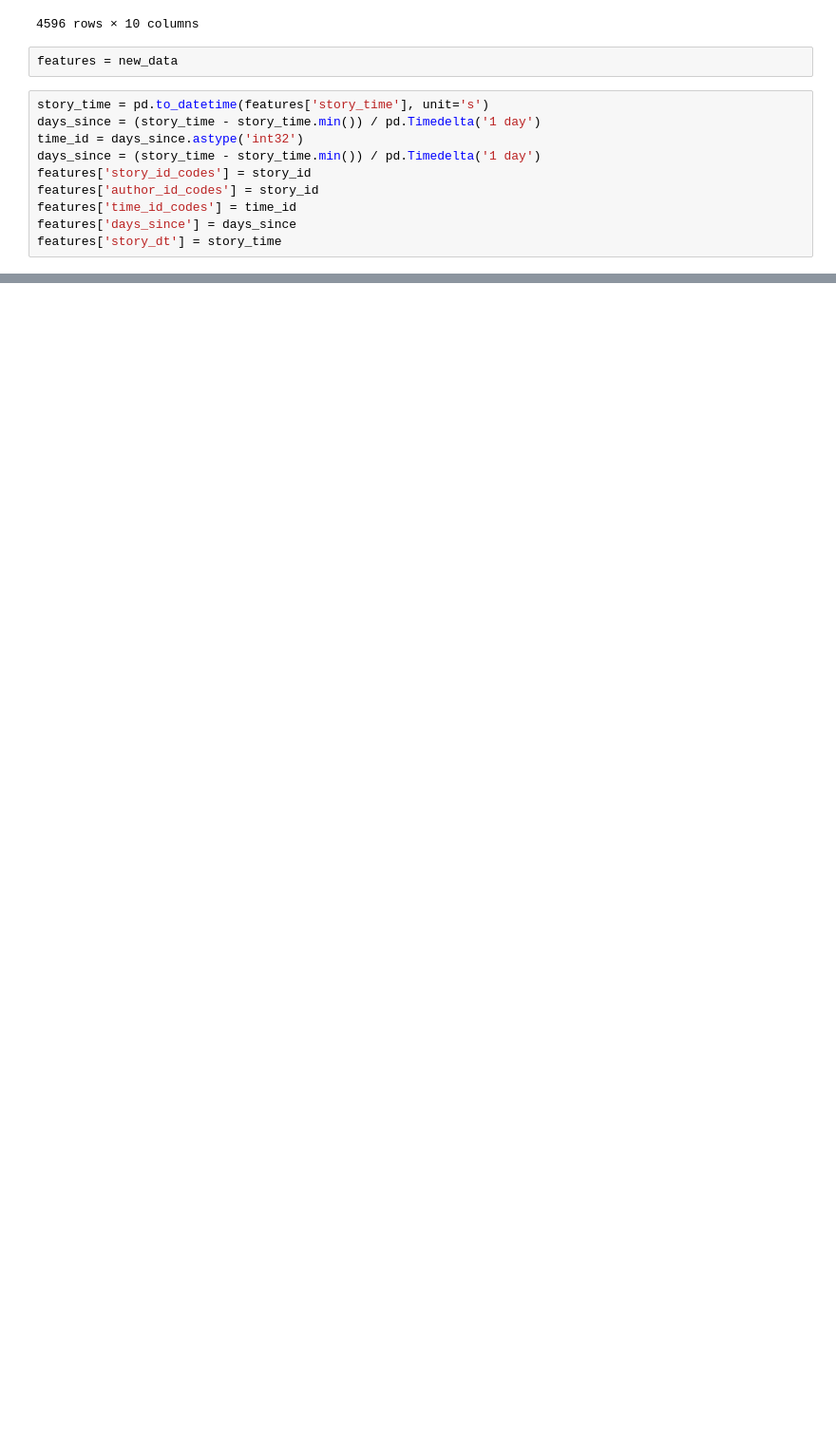
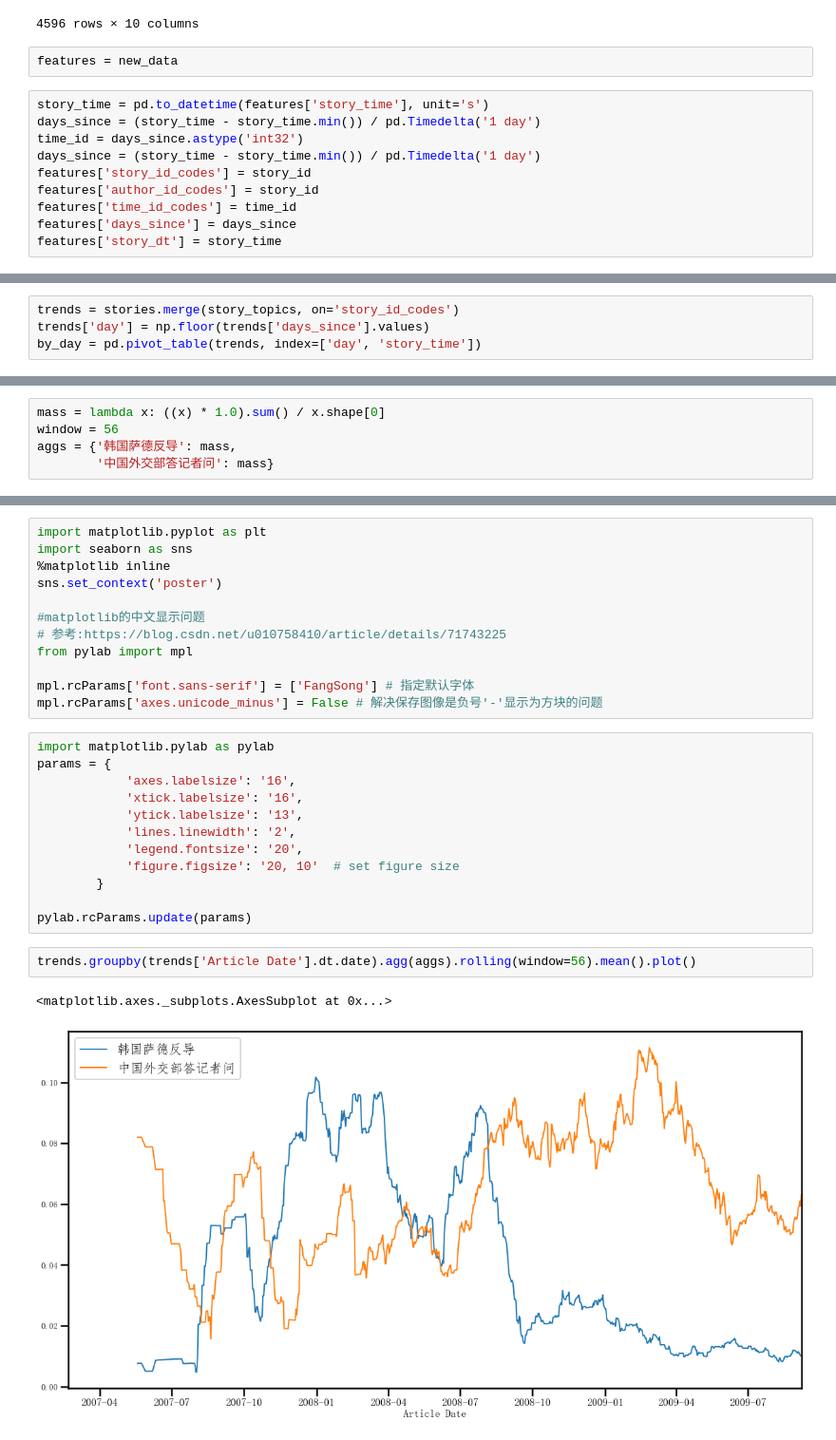
Before and after one commit to JA1lE1/Topic_Evolution_developing, a Jupyter notebook: Explore_pyLDAvis.ipynb, the cells around one changed output, grey strips where cells are left out. Shown at 95% size. Drawn from its saved outputs; the diff is of its cells as text; blank space fills up the shorter version.

```diff
--- a/Explore_pyLDAvis.ipynb
+++ b/Explore_pyLDAvis.ipynb
@@ -347,0 +538,4 @@ features['story_dt'] = story_time
+# %%
+trends = stories.merge(story_topics, on='story_id_codes')
+trends['day'] = np.floor(trends['days_since'].values)
+by_day = pd.pivot_table(trends, index=['day', 'story_time'])
@@ -347,0 +600,5 @@ features['story_dt'] = story_time
+# %%
+mass = lambda x: ((x) * 1.0).sum() / x.shape[0]
+window = 56
+aggs = {'韩国萨德反导': mass,
+        '中国外交部答记者问': mass}
@@ -347,0 +609,29 @@ features['story_dt'] = story_time
+# %%
+import matplotlib.pyplot as plt
+import seaborn as sns
+%matplotlib inline
+sns.set_context('poster')
+
+#matplotlib的中文显示问题
+# 参考:https://blog.csdn.net/u010758410/article/details/71743225
+from pylab import mpl
+
+mpl.rcParams['font.sans-serif'] = ['FangSong'] # 指定默认字体
+mpl.rcParams['axes.unicode_minus'] = False # 解决保存图像是负号'-'显示为方块的问题
+# %%
+import matplotlib.pylab as pylab
+params = {
+            'axes.labelsize': '16',
+            'xtick.labelsize': '16',
+            'ytick.labelsize': '13',
+            'lines.linewidth': '2',
+            'legend.fontsize': '20',
+            'figure.figsize': '20, 10'  # set figure size
+        }
+
+pylab.rcParams.update(params)
+# %%
+trends.groupby(trends['Article Date'].dt.date).agg(aggs).rolling(window=56).mean().plot()
+# %% [output]
+<matplotlib.axes._subplots.AxesSubplot at 0x...>
+[figure, added]
```
Also changed, not shown: parts of 31 cells of this notebook, 3 other files.
